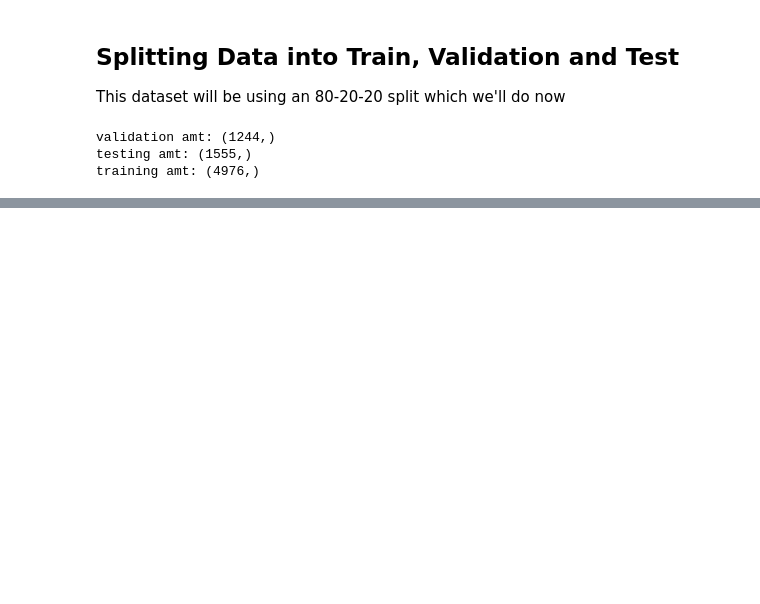
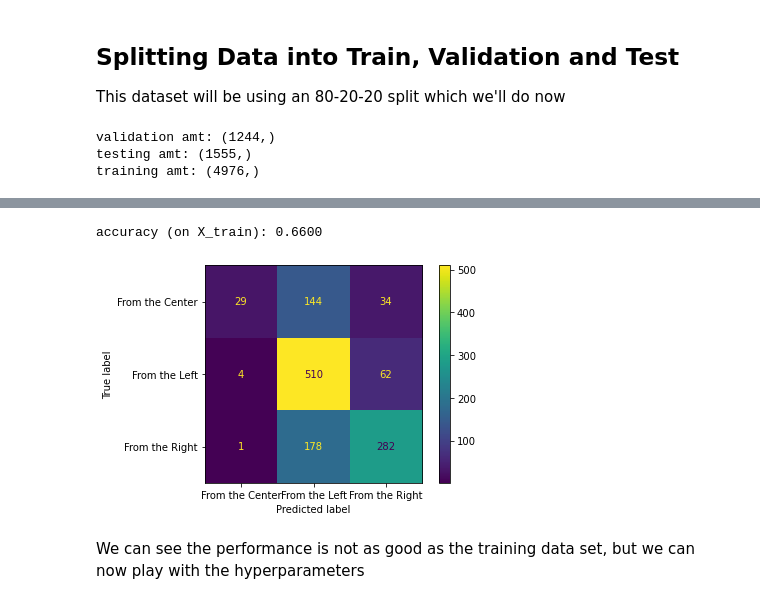
Before and after one commit to sgeinitz/cs39aa_project, a Jupyter notebook: project_part1.ipynb, the cells around one changed output, grey strips where cells are left out. Saved outputs shown, nothing was run; the diff lists cells and outputs as text; code cells hidden in the pictures; blank space fills up the shorter version.

```diff
--- a/project_part1.ipynb
+++ b/project_part1.ipynb
@@ -218,0 +332,12 @@ training amt: (4976,)
+# %%
+"predict with validation set"
+predictions_val= model.predict(X_val)
+disp= ConfusionMatrixDisplay(confusion_matrix(y_val, predictions_val),\
+    display_labels=['From the Center', 'From the Left', 'From the Right'])
+disp.plot()
+print(f"accuracy (on X_train): {accuracy_score(y_val, predictions_val):.4f}")
+# %% [output]
+accuracy (on X_train): 0.6600
+[figure, added]
+# %% [markdown]
+We can see the performance is not as good as the training data set, but we can now play with the hyperparameters
```
Also changed, not shown: parts of 13 cells of this notebook.
